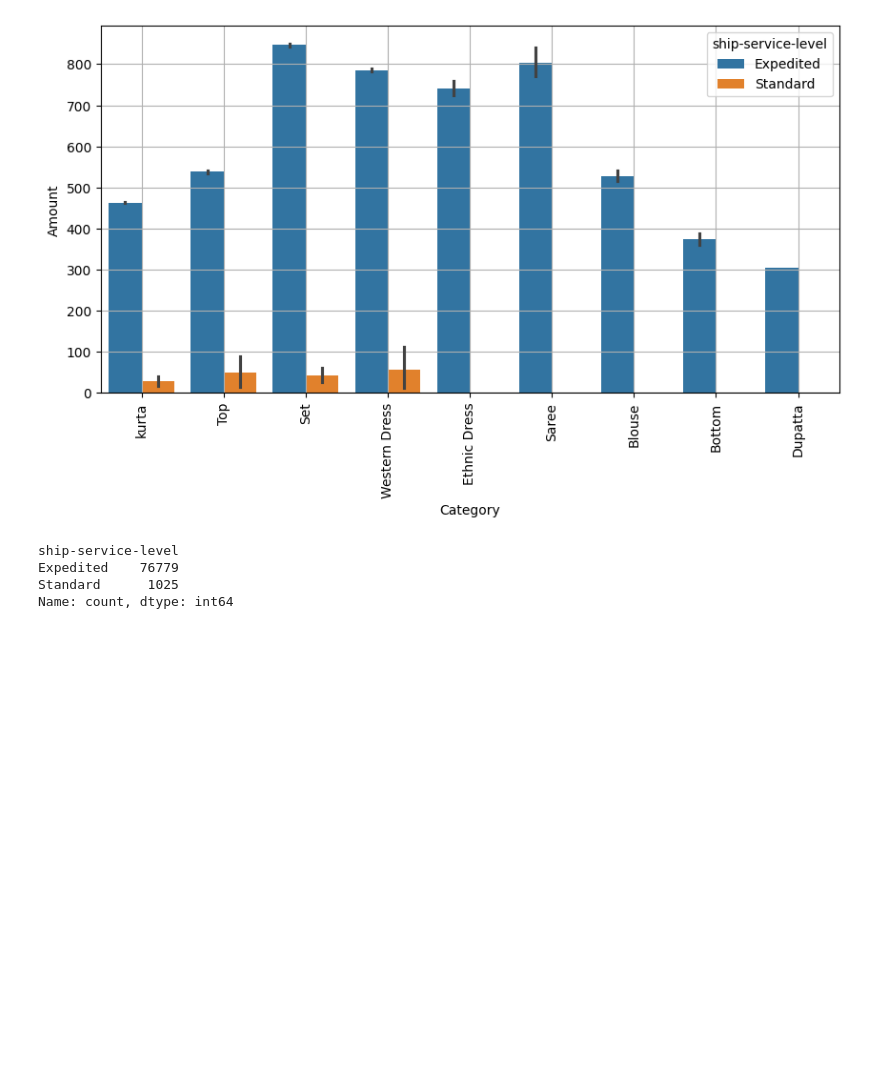
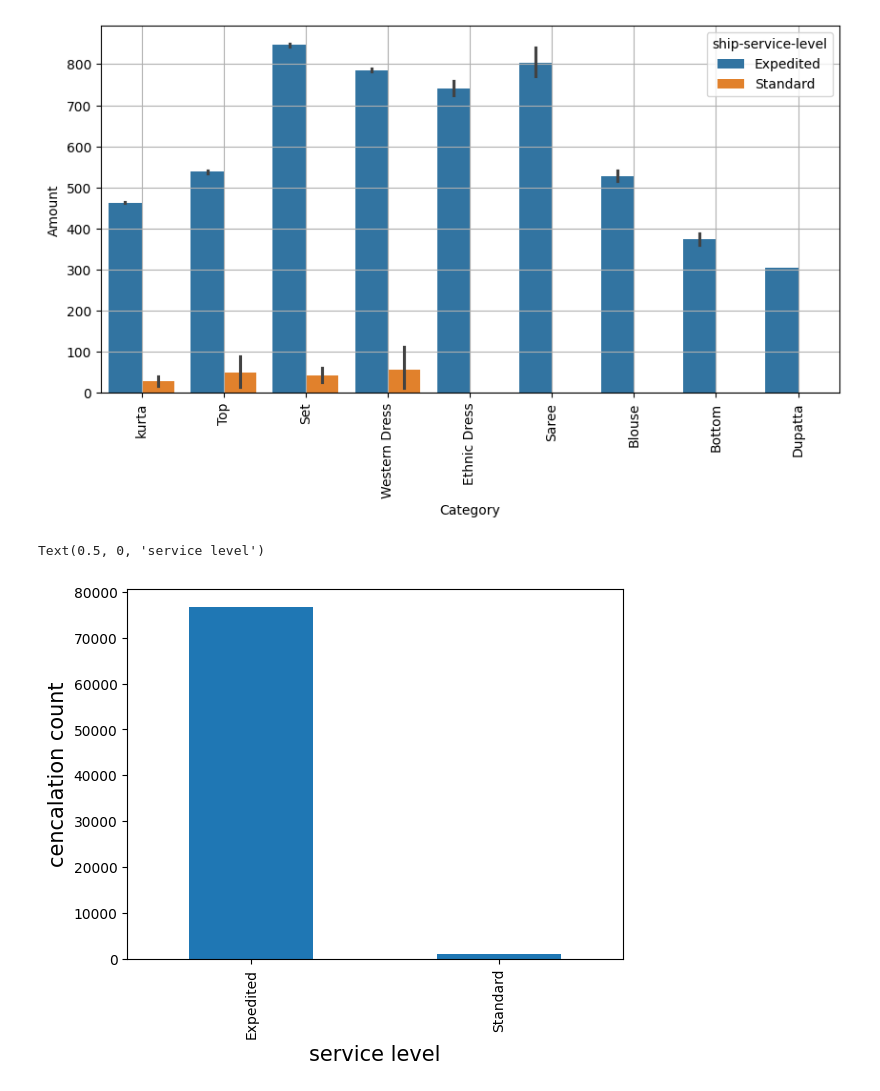
Before and after one commit to Mohammednihal7/Python., a Jupyter notebook: amezon_sales.ipynb, the cells around one changed output. Drawn from its saved outputs; the diff is of its cells as text; code cells hidden in the pictures; blank space fills up the shorter version.

```diff
--- a/amezon_sales.ipynb
+++ b/amezon_sales.ipynb
@@ -191,10 +193,10 @@ plt.grid(True)
 plt.show()
 # %% [output]
 [figure]
-# %%
-kk["ship-service-level"].value_counts()
-# %% [output]
-ship-service-level
-Expedited    76779
-Standard      1025
-Name: count, dtype: int64
+# %%
+kk["ship-service-level"].value_counts().plot(kind="bar")
+plt.ylabel("cencalation count",fontsize=15)
+plt.xlabel("service level",fontsize=15)
+# %% [output]
+Text(0.5, 0, 'service level')
+[figure, added]
```
Also changed, not shown: parts of 3 cells of this notebook.
